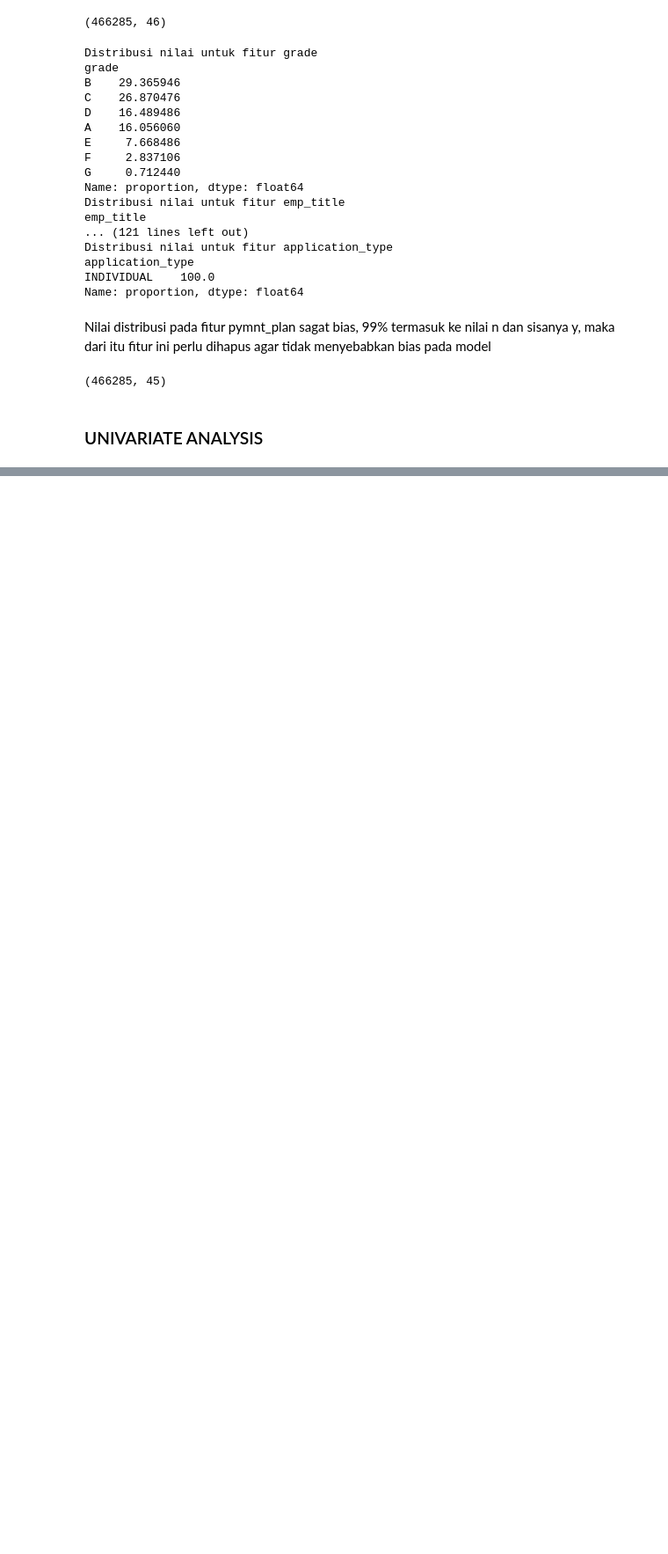
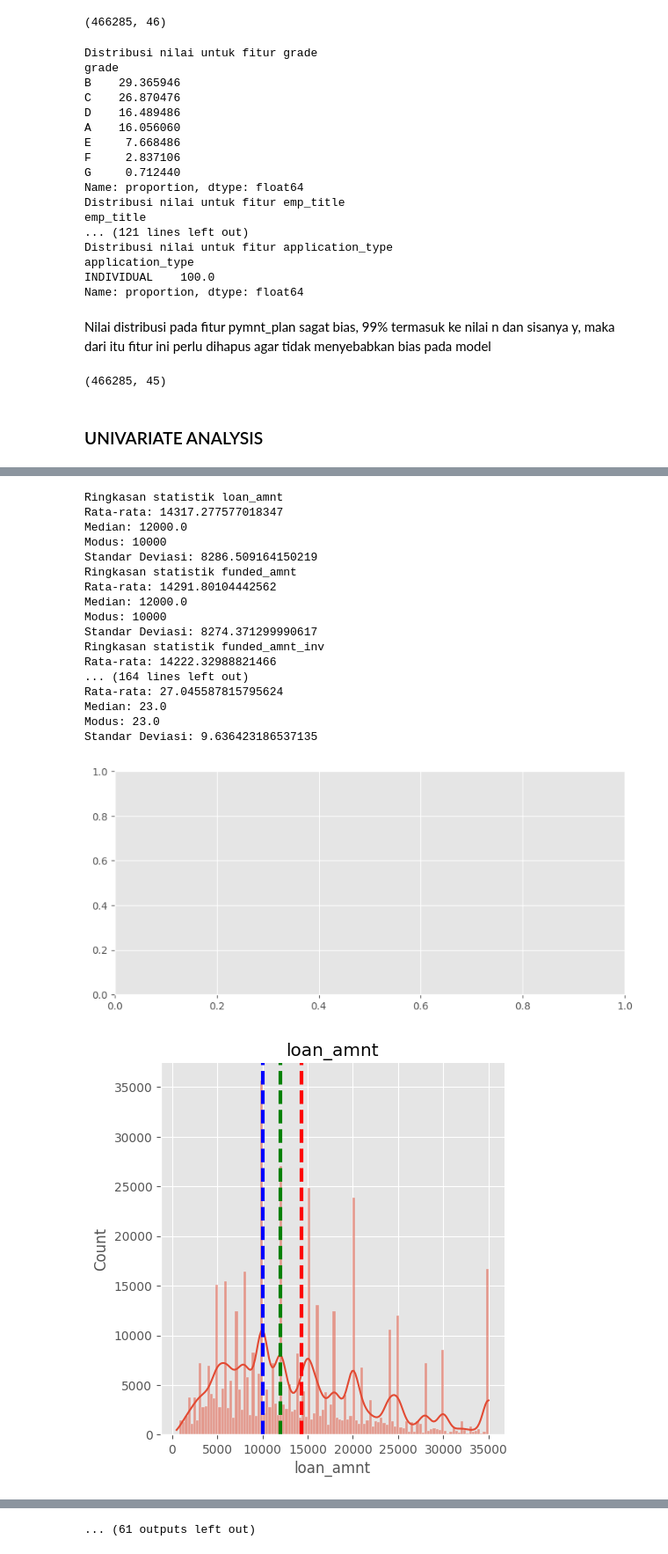
Before and after one commit to rfaoktvian/Credit_Risk_Prediction_ID-X-Partners, a Jupyter notebook: CreditRisk_Final_Project_ID_X_Partners.ipynb, the cells around one changed output, grey strips where cells are left out. Shown at 88% size. Saved outputs shown, nothing was run; the diff lists cells and outputs as text; code cells hidden in the pictures; blank space fills up the shorter version.

```diff
--- a/CreditRisk_Final_Project_ID_X_Partners.ipynb
+++ b/CreditRisk_Final_Project_ID_X_Partners.ipynb
@@ -654,0 +713,3 @@ KeyboardInterrupt:
+# %%
+numerical_df = df.select_dtypes(include=np.number)
+numerical_df
@@ -654,0 +739,42 @@ KeyboardInterrupt:
+# %%
+plt.style.use('ggplot')
+for column in numerical_df.columns.tolist():
+  average = df[column].mean()
+  median = df[column].median()
+  mode = df[column].mode().iloc[0]
+  std = df[column].std()
+
+
+  plt.figure(figsize=(20,4))
+  plt.subplot(121)
+  sns.displot(df[column], kde=True)
+  plt.axvline(average, color='red', linestyle='dashed', linewidth=3, label='mean')
+  plt.axvline(median, color='green', linestyle='dashed', linewidth=3, label='median')
+  plt.axvline(mode, color='blue', linestyle='dashed', linewidth=3, label='mode')
+  plt.title(column)
+
+  print('Ringkasan statistik {columns}'.format(columns=column))
+  print('Rata-rata: {average}'.format(average=average))
+  print('Median: {median}'.format(median=median))
+  print('Modus: {mode}'.format(mode=mode))
+  print('Standar Deviasi: {std}'.format(std=std))
+# %% [output]
+Ringkasan statistik loan_amnt
+Rata-rata: 14317.277577018347
+Median: 12000.0
+Modus: 10000
+Standar Deviasi: 8286.509164150219
+Ringkasan statistik funded_amnt
+Rata-rata: 14291.80104442562
+Median: 12000.0
+Modus: 10000
+Standar Deviasi: 8274.371299990617
+Ringkasan statistik funded_amnt_inv
+Rata-rata: 14222.32988821466
+... (164 lines left out)
+Rata-rata: 27.045587815795624
+Median: 23.0
+Modus: 23.0
+Standar Deviasi: 9.636423186537135
+[figure, added]
+[figure, added]
@@ -654,0 +790 @@ KeyboardInterrupt:
+... (61 outputs left out)
```
Also changed, not shown: parts of 33 cells of this notebook.
